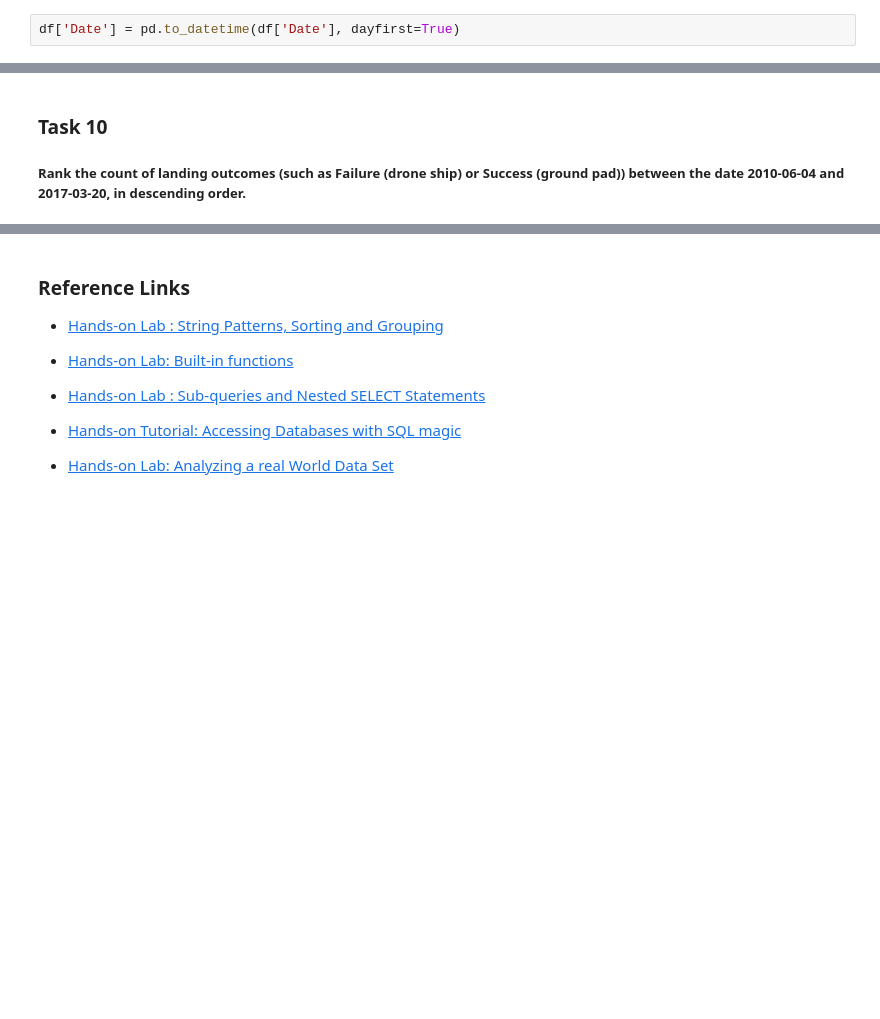
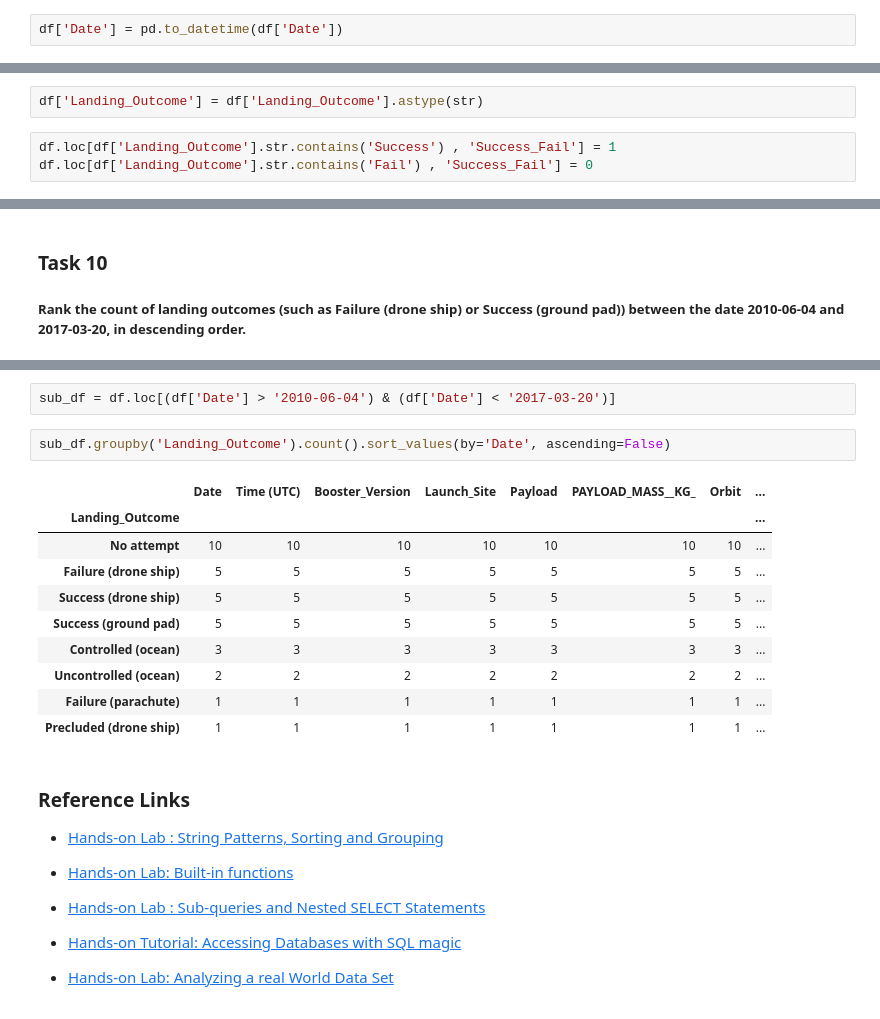
Before and after one commit to socksinbirkenstocks/ibm_ds_capstone, a Jupyter notebook: jupyter-labs-eda-sql-coursera_sqllite.ipynb, the cells around one changed output, grey strips where cells are left out. Drawn from its saved outputs; the diff is of its cells as text; blank space fills up the shorter version.

```diff
--- a/jupyter-labs-eda-sql-coursera_sqllite.ipynb
+++ b/jupyter-labs-eda-sql-coursera_sqllite.ipynb
@@ -149,5 +198,5 @@ array(['Failure (parachute)', 'No attempt', 'Uncontrolled (ocean)',
 # %%
-df['Date'] = pd.to_datetime(df['Date'], dayfirst=True)
+df['Date'] = pd.to_datetime(df['Date'])
 # %%
 df.loc[(df['Landing_Outcome'] == 'Success (ground pad)') ].sort_values('Date')
 # %% [output]
@@ -172,3 +244,8 @@ df.loc[(df['Landing_Outcome'] == 'Success (ground pad)') ].sort_values('Date')
 
 
 ##### List the total number of successful and failure mission outcomes
+# %%
+df['Landing_Outcome'] = df['Landing_Outcome'].astype(str)
+# %%
+df.loc[df['Landing_Outcome'].str.contains('Success') , 'Success_Fail'] = 1
+df.loc[df['Landing_Outcome'].str.contains('Fail') , 'Success_Fail'] = 0
@@ -195,3 +475,18 @@ df.loc[(df['Landing_Outcome'] == 'Success (ground pad)') ].sort_values('Date')
+# %%
+sub_df = df.loc[(df['Date'] > '2010-06-04') & (df['Date'] < '2017-03-20')]
+# %%
+sub_df.groupby('Landing_Outcome').count().sort_values(by='Date', ascending=False)
+# %% [output]
+|  | Date | Time (UTC) | Booster_Version | Launch_Site | Payload | PAYLOAD_MASS__KG_ | Orbit | ... |
+| Landing_Outcome |  |  |  |  |  |  |  | ... |
+| No attempt | 10 | 10 | 10 | 10 | 10 | 10 | 10 | ... |
+| Failure (drone ship) | 5 | 5 | 5 | 5 | 5 | 5 | 5 | ... |
+| Success (drone ship) | 5 | 5 | 5 | 5 | 5 | 5 | 5 | ... |
+| Success (ground pad) | 5 | 5 | 5 | 5 | 5 | 5 | 5 | ... |
+| Controlled (ocean) | 3 | 3 | 3 | 3 | 3 | 3 | 3 | ... |
+| Uncontrolled (ocean) | 2 | 2 | 2 | 2 | 2 | 2 | 2 | ... |
+| Failure (parachute) | 1 | 1 | 1 | 1 | 1 | 1 | 1 | ... |
+| Precluded (drone ship) | 1 | 1 | 1 | 1 | 1 | 1 | 1 | ... |
 # %% [markdown]
 ### Reference Links
 
```
Also changed, not shown: parts of 30 cells of this notebook, 11 other files.
